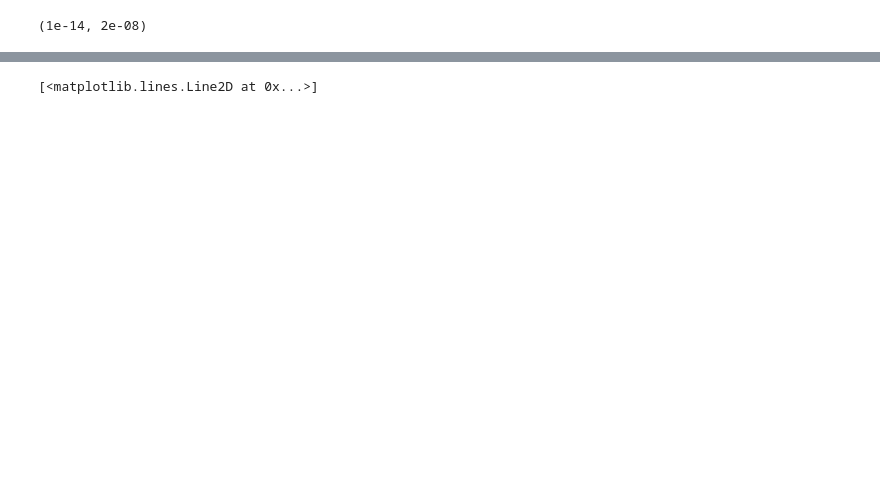
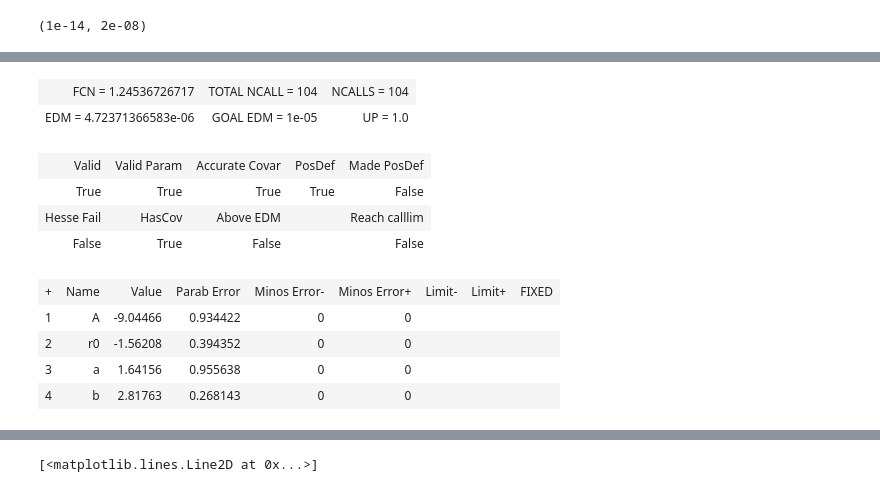
Before and after one commit to Kambrian/HSCStack, a Jupyter notebook: fit_prof.ipynb, the cells around one changed output, grey strips where cells are left out. Cells and saved outputs as stored; diff of their text form; code cells hidden in the pictures; blank space fills up the shorter version.

```diff
--- a/fit_prof.ipynb
+++ b/fit_prof.ipynb
@@ -53,9 +106,24 @@ pfit_high=[m.values[p] for p in m.parameters]
 # %%
+m=Minuit(likefunc_high_pl, r0=-1.5, a=1, b=2, A=-9)
+result=m.migrad()
+pfit_high=[m.values[p] for p in m.parameters]
+
 plt.figure()
 plt.loglog(datahigh[1:5].T, datahigh[6:].T, '--')
 plt.ylim([1e-14, 2e-8])
 r=np.logspace(-2.5, 0)
-plt.plot(r, np.exp(log_sersic(r, *pfit_high)), 'k')
+plt.plot(r, double_pl(r, *pfit_high), 'k')
 # %% [output]
 [interactive output not drawn]
+| FCN = 1.24536726717 | TOTAL NCALL = 104 | NCALLS = 104 |
+| EDM = 4.72371366583e-06 | GOAL EDM = 1e-05 | UP = 1.0 |
+| Valid | Valid Param | Accurate Covar | PosDef | Made PosDef |
+| True | True | True | True | False |
+| Hesse Fail | HasCov | Above EDM |  | Reach calllim |
+| False | True | False |  | False |
+| + | Name | Value | Parab Error | Minos Error- | Minos Error+ | Limit- | Limit+ | FIXED |
+| 1 | A | -9.04466 | 0.934422 | 0 | 0 |  |  |  |
+| 2 | r0 | -1.56208 | 0.394352 | 0 | 0 |  |  |  |
+| 3 | a | 1.64156 | 0.955638 | 0 | 0 |  |  |  |
+| 4 | b | 2.81763 | 0.268143 | 0 | 0 |  |  |  |
 [interactive output not drawn]
```
Also changed, not shown: parts of 7 cells of this notebook.
